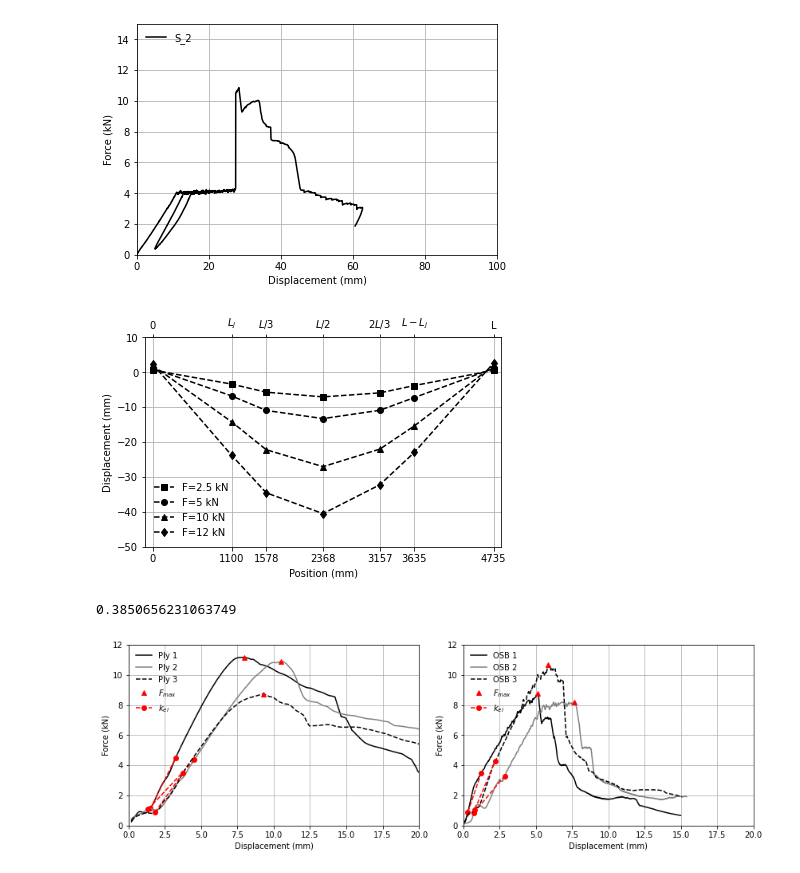
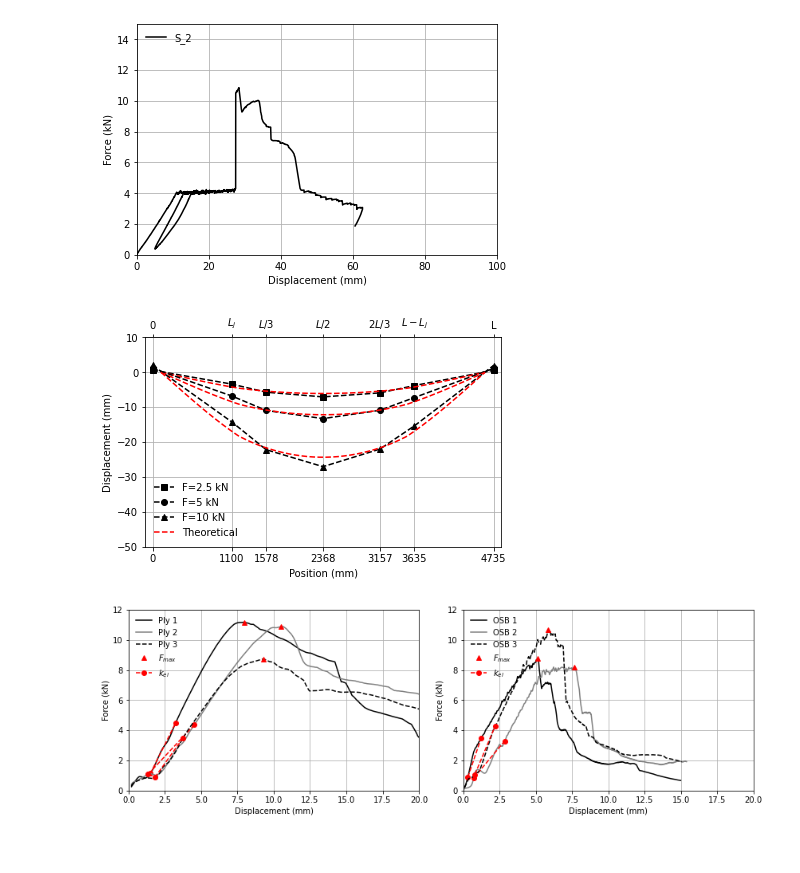
Before and after one commit to gabrielegranello/OSB_beam_testing, a Jupyter notebook: beam_postprocessing.ipynb, the cells around one changed output. Drawn from its saved outputs; the diff is of its cells as text; code cells hidden in the pictures.

```diff
--- a/beam_postprocessing.ipynb
+++ b/beam_postprocessing.ipynb
@@ -130,91 +161,57 @@ fig.savefig(name,dpi=400)
 [figure]
 # %%
 # plot the deflected shape
-force_values_to_plot=[2.5,5,10,12]; # force values to plot the deflected shape
+force_values_to_plot=[2.5,5,10]; # force values to plot the deflected shape
 test_to_plot='S_1'; # name of the test to plot
+b_test=1461; # distance between the support and point of application of the force in mm
+plot_analytical_solution=True; # choose if plotting the analytical solution or not
+
+# calculate the analyical solution
+beam_dictionary_200S={"E":4930,"I":126920000,"L":4500,"L_j":1080,"k_r":1713000000}; # preset values for the S specimen
+beams_theoretical=[]; # list with the analytical solution for the deflected shape of beams
+for F in force_values_to_plot:
+    beams_theoretical.append(beam_with_rotsprings(*list(beam_dictionary_200S.values()),F=F*1000/2,b=b_test)); # calculate the deflected shape
+
+
 test=experiment_dictionary[test_to_plot]; # retrieve the test data
 potentiometer_headers=header_names[2:9]; # retrieve only from Pot 5 to pot 9
 test.extract_deflected_shape(data=test.data_offset_removed,
                              potentiomer_headers=potentiometer_headers,
                              force_header=force_header
                              ,force_values=force_values_to_plot); # extract the deflected shape
 potentiometers_location_numeric=[0,1100,1578.33,2367.5,3156.67,3635,4735]; # location of the potentiometers in numbers
 potentiometers_location_labels=[0,r'$L_j$',r'$L/3$',r'$L/2$',r'$2L/3$',r'$L-L_j$','L']
 color_list=['k']*4;
 line_list=['--']*4;
 symbol_list=['s','o','^','d'];
 fig,ax=plt.subplots()
-for shape,F,c,l,s in zip(test.deflected_shape,test.deflected_shape_forces,color_list,line_list,symbol_list):
+for i,(shape,F,c,l,s,s_theory) in enumerate(zip(test.deflected_shape,test.deflected_shape_forces,color_list,line_list,symbol_list,beams_theoretical)):
     ax.plot(potentiometers_location_numeric,-np.array(shape),c+l+s,label='F='+str(F)+' kN')
+    if plot_analytical_solution:
+        if i!=len(test.deflected_shape_forces)-1:
+            ax.plot(s_theory.x+117.5,s_theory.v,'r--')
+        else:
+            ax.plot(s_theory.x+117.5,s_theory.v,'r--',label='Theoretical')
 
 x_delta_plot=100;
 ax.grid()
 ax.legend(loc="lower left",framealpha=0.0)
 ax.set_xlim([potentiometers_location_numeric[0]-x_delta_plot,potentiometers_location_numeric[-1]+x_delta_plot])
 ax.set_xticks(potentiometers_location_numeric)
 
 secax = ax.secondary_xaxis('top')
 secax.set_xticks(potentiometers_location_numeric)
 secax.set_xticklabels(potentiometers_location_labels)
 
 ax.set_ylim([-50,10])
 ax.set_xlabel('Position (mm)')
 ax.set_ylabel('Displacement (mm)')
 fig.set_size_inches(fig_w/2.54,fig_h/2.54)
 fig.tight_layout()
 name=output_folder+'deflected_shape.png'
 fig.savefig(name,dpi=400)
 # %% [output]
-[figure, old version]
+[figure, new version]
-# %%
-class beam_with_rotsprings():
-    def __init__(self,F,E,I,L,L_j,b,k_r):
-        self.F=F; # force on the specimen in N
-        self.E=E; # elastic modulus of the specimen
-        self.I=I; # second moment of inertia of the specimen
-        self.L=L; # span of the specimen in mm
-        self.L_j= L_j; # distance between the support and the castellated joint
-        self.b= b; # distance between the support and the load application point
-        self.k_r=k_r; # stiffness of the rotational spring
-        dL=1; # discreatization of the beam span
-
-
-        x_1=np.arange(0,L_j,dL);    # coordinates of the beam from the support to the castellated joint
-        x_2=np.arange(L_j,b+dL,dL); # coordinates on the beam from the castellated joint to the point of application of the force
-        x_3=np.arange(b,0.5*L+dL,dL); # coordinates on the beam from the point of application of the fprce to the midspan
-
-        # define the integration constants
-        C_2=0;
-        E_1=F*L_j*L/(2*E*I);
-        D_1=F*L_j*L/(2*E*I)-F*L_j*b/(E*I)+F*b*b/(2*E*I);
-        C_1=D_1+F*L_j/k_r;
-        D_2=(C_1-D_1)*L_j;
-        E_2=-F*pow(b,3)/(6*E*I)+b*D_1+D_2+F*L_j*pow(b,2)/(2*E*I)-E_1*b;
-
-
-    def v_l(F,E,I,x,k_r):
-        C_1=-F*L_j*L_j/(2*E*I)+F*L_j/k_r+F*L_j*L/(2*E*I);
-        y=-F/(6*E*I)*pow(x,3)+C_1*x
-        return C_1,y
-
-    def v_r(F,E,I,x,k_r,L_j,C_1):
-        D_1=F*L_j*L/(2*E*I);
-        D_2=F*pow(L_j,3)/(3*E*I)+(C_1-D_1)*L_j
-        y=-F*L_j*pow(x,2)/(2*E*I)+D_1*x+D_2; # deflected shape on the right
-        return y
-
-    C_1,y_left=v_l(F,E,I,x_left,k_r); # deflected shape on the left
-    y_right=v_r(F,E,I,x_right,k_r,L_j,C_1); # deflected sahpe on the right
-
-
-    y_half=np.concatenate((y_left, y_right), axis=None); # concatenate the vectors
-    y_final=np.concatenate((y_half, y_half[:-1][::-1]), axis=None); #concatenate the vectors
-
-    x_final=np.arange(0,L+dL,dL); # coordinates on the right
-
-    return x_final, y_final
-# %% [output]
-0.3850656231063749
 # %%
 # output_folder="Figures/";
 # x_label_plot='Displacement (mm)'; # labelling of the x axis
```
Also changed, not shown: parts of 4 cells of this notebook, 1 other file.
